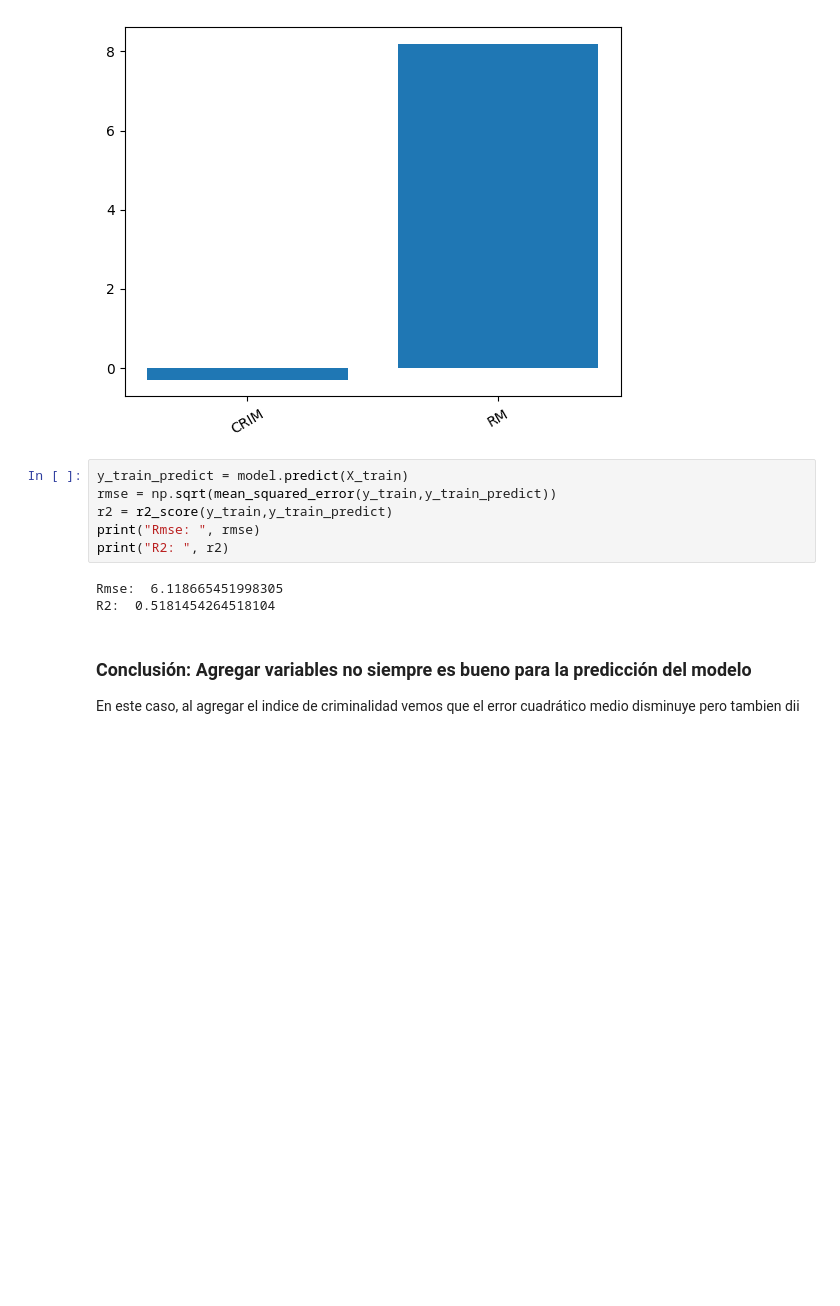
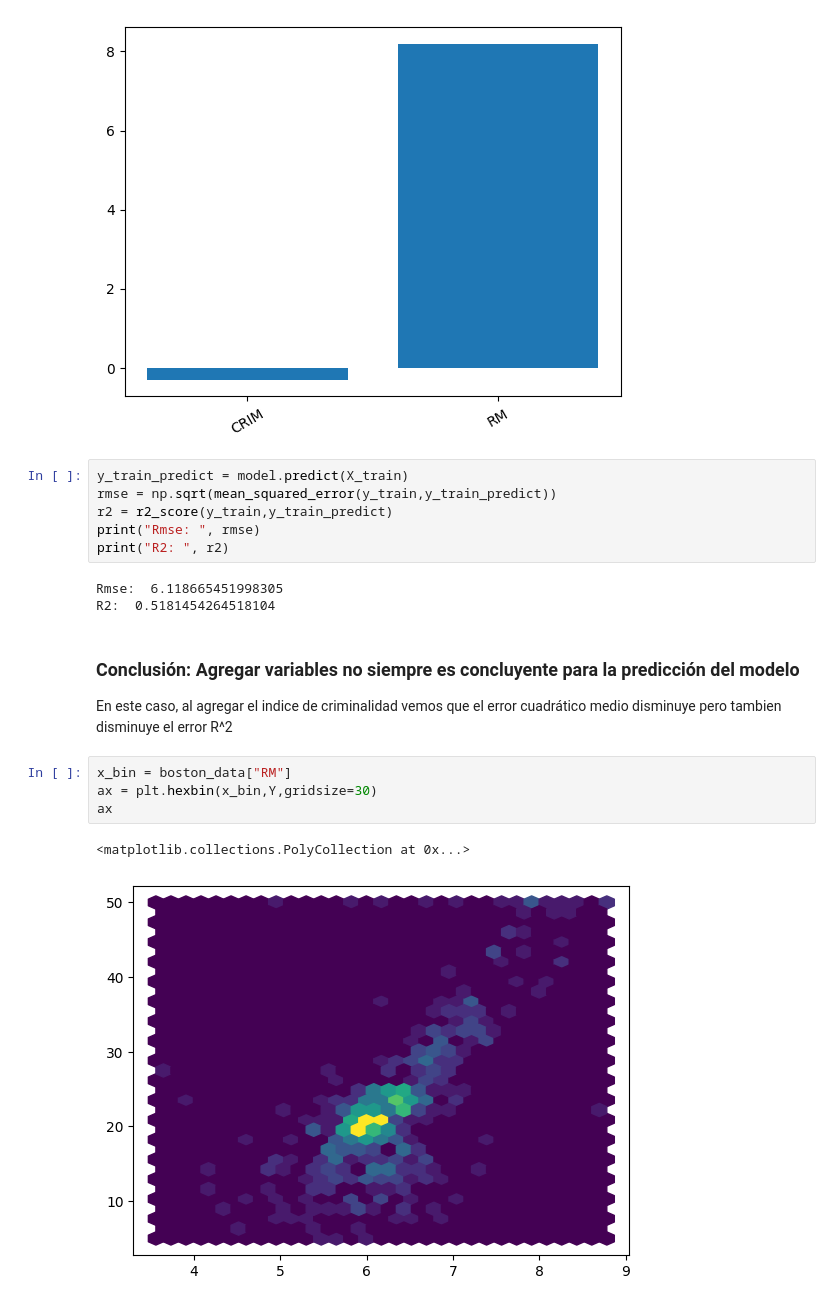
Before and after one commit to dileofrancoj/regression, a Jupyter notebook: boston-classification-multi-feature.ipynb, the cells around one changed output. Drawn from its saved outputs; the diff is of its cells as text; blank space fills up the shorter version.

Commit message:
chore: add hexbin graphic

```diff
--- a/boston-classification-multi-feature.ipynb
+++ b/boston-classification-multi-feature.ipynb
@@ -122,6 +122,13 @@ print("R2: ", r2)
 Rmse:  6.118665451998305
 R2:  0.5181454264518104
 # %% [markdown]
-### Conclusión: Agregar variables no siempre es bueno para la predicción del modelo
+### Conclusión: Agregar variables no siempre es concluyente para la predicción del modelo
 
-En este caso, al agregar el indice de criminalidad vemos que el error cuadrático medio disminuye pero tambien dii
+En este caso, al agregar el indice de criminalidad vemos que el error cuadrático medio disminuye pero tambien disminuye el error R^2
+# %%
+x_bin = boston_data["RM"]
+ax = plt.hexbin(x_bin,Y,gridsize=30)
+ax
+# %% [output]
+<matplotlib.collections.PolyCollection at 0x...>
+[figure, added]
```
